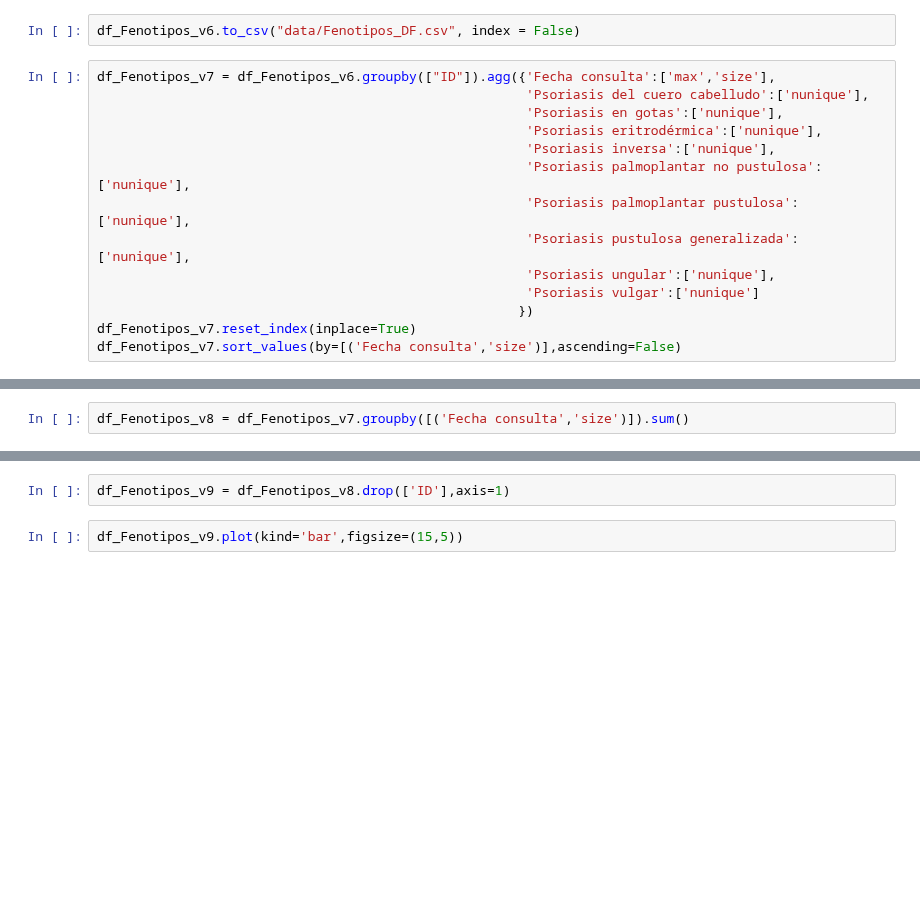
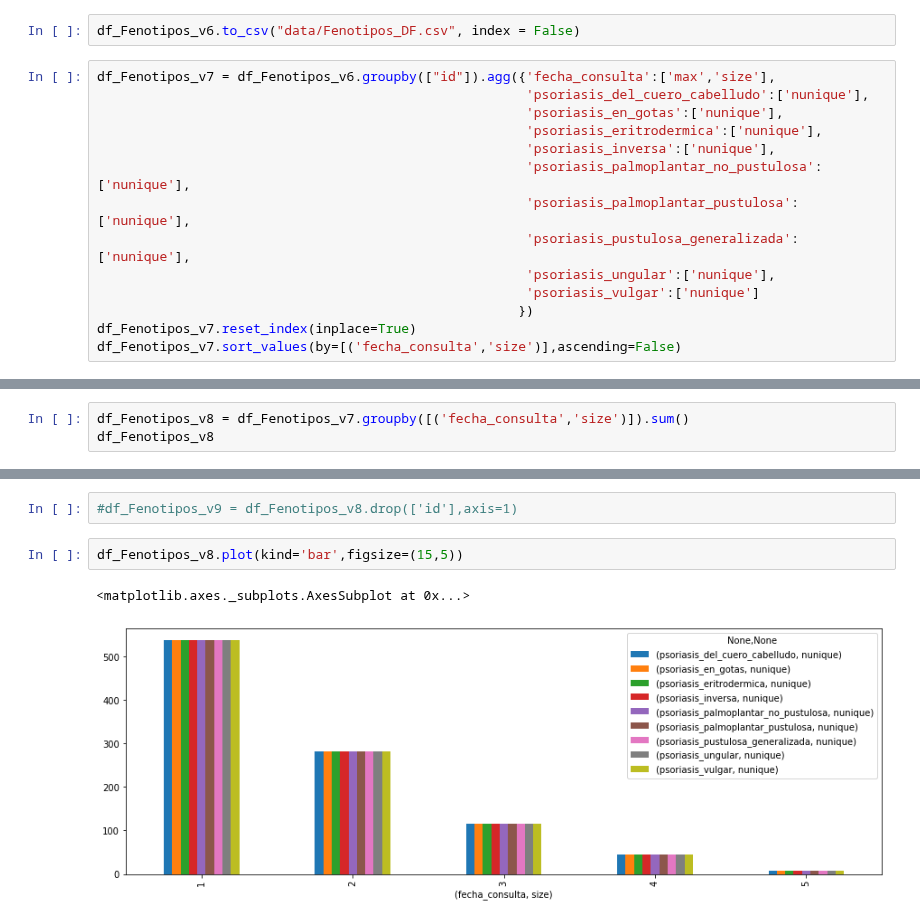
Before and after one commit to mavalderrama/helpharma, a Jupyter notebook: notebooks/clean_FENOTIPOS.ipynb, the cells around one changed output, grey strips where cells are left out. Saved outputs shown, nothing was run; the diff lists cells and outputs as text; blank space fills up the shorter version.

```diff
--- a/notebooks/clean_FENOTIPOS.ipynb
+++ b/notebooks/clean_FENOTIPOS.ipynb
@@ -237,17 +257,17 @@ dtype: object
 # %%
 df_Fenotipos_v6.to_csv("data/Fenotipos_DF.csv", index = False)
 # %%
-df_Fenotipos_v7 = df_Fenotipos_v6.groupby(["ID"]).agg({'Fecha consulta':['max','size'],
-                                                       'Psoriasis del cuero cabelludo':['nunique'],
-                                                       'Psoriasis en gotas':['nunique'],
-                                                       'Psoriasis eritrodérmica':['nunique'],
-                                                       'Psoriasis inversa':['nunique'],
-                                                       'Psoriasis palmoplantar no pustulosa':['nunique'],
-                                                       'Psoriasis palmoplantar pustulosa':['nunique'],
-                                                       'Psoriasis pustulosa generalizada':['nunique'],
-                                                       'Psoriasis ungular':['nunique'],
-                                                       'Psoriasis vulgar':['nunique']
+df_Fenotipos_v7 = df_Fenotipos_v6.groupby(["id"]).agg({'fecha_consulta':['max','size'],
+                                                       'psoriasis_del_cuero_cabelludo':['nunique'],
+                                                       'psoriasis_en_gotas':['nunique'],
+                                                       'psoriasis_eritrodermica':['nunique'],
+                                                       'psoriasis_inversa':['nunique'],
+                                                       'psoriasis_palmoplantar_no_pustulosa':['nunique'],
+                                                       'psoriasis_palmoplantar_pustulosa':['nunique'],
+                                                       'psoriasis_pustulosa_generalizada':['nunique'],
+                                                       'psoriasis_ungular':['nunique'],
+                                                       'psoriasis_vulgar':['nunique']
                                                       })
 df_Fenotipos_v7.reset_index(inplace=True)
-df_Fenotipos_v7.sort_values(by=[('Fecha consulta','size')],ascending=False)
+df_Fenotipos_v7.sort_values(by=[('fecha_consulta','size')],ascending=False)
 # %% [output]
@@ -255,2 +288,3 @@ KeyError: 'ID'
 # %%
-df_Fenotipos_v8 = df_Fenotipos_v7.groupby([('Fecha consulta','size')]).sum()
+df_Fenotipos_v8 = df_Fenotipos_v7.groupby([('fecha_consulta','size')]).sum()
+df_Fenotipos_v8
@@ -257,4 +300,7 @@ df_Fenotipos_v8 = df_Fenotipos_v7.groupby([('Fecha consulta','size')]).sum()
 # %%
-df_Fenotipos_v9 = df_Fenotipos_v8.drop(['ID'],axis=1)
+#df_Fenotipos_v9 = df_Fenotipos_v8.drop(['id'],axis=1)
 # %%
-df_Fenotipos_v9.plot(kind='bar',figsize=(15,5))
+df_Fenotipos_v8.plot(kind='bar',figsize=(15,5))
+# %% [output]
+<matplotlib.axes._subplots.AxesSubplot at 0x...>
+[figure, added]
```
Also changed, not shown: parts of 13 cells of this notebook, 4 other files.
